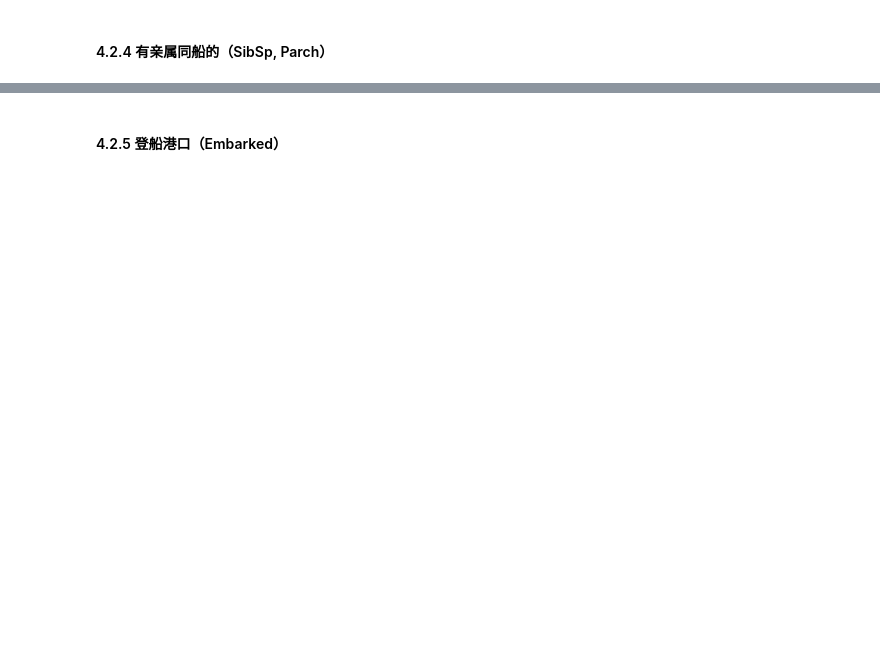
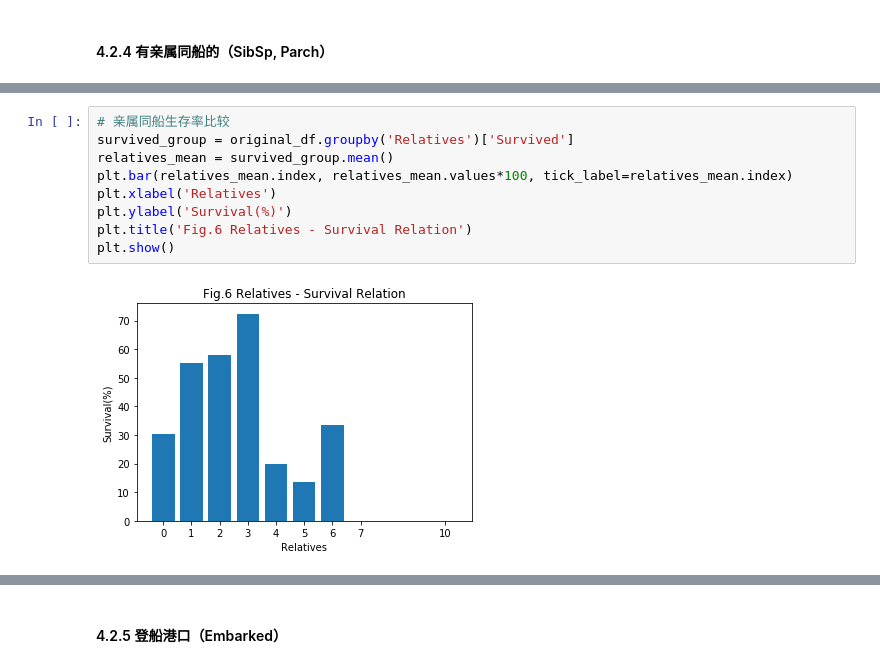
Before and after one commit to DiabloCC/UdacityCourse, a Jupyter notebook: p4/report/p4_tatanic_report.ipynb, the cells around one changed output, grey strips where cells are left out. Cells and saved outputs as stored; diff of their text form; blank space fills up the shorter version.

```diff
--- a/p4/report/p4_tatanic_report.ipynb
+++ b/p4/report/p4_tatanic_report.ipynb
@@ -360,0 +416,11 @@ H1: 样本n的生存率与总体生存率不同
+# %%
+# 亲属同船生存率比较
+survived_group = original_df.groupby('Relatives')['Survived']
+relatives_mean = survived_group.mean()
+plt.bar(relatives_mean.index, relatives_mean.values*100, tick_label=relatives_mean.index)
+plt.xlabel('Relatives')
+plt.ylabel('Survival(%)')
+plt.title('Fig.6 Relatives - Survival Relation')
+plt.show()
+# %% [output]
+[figure, added]
```
Also changed, not shown: parts of 24 cells of this notebook, 1 other file.
